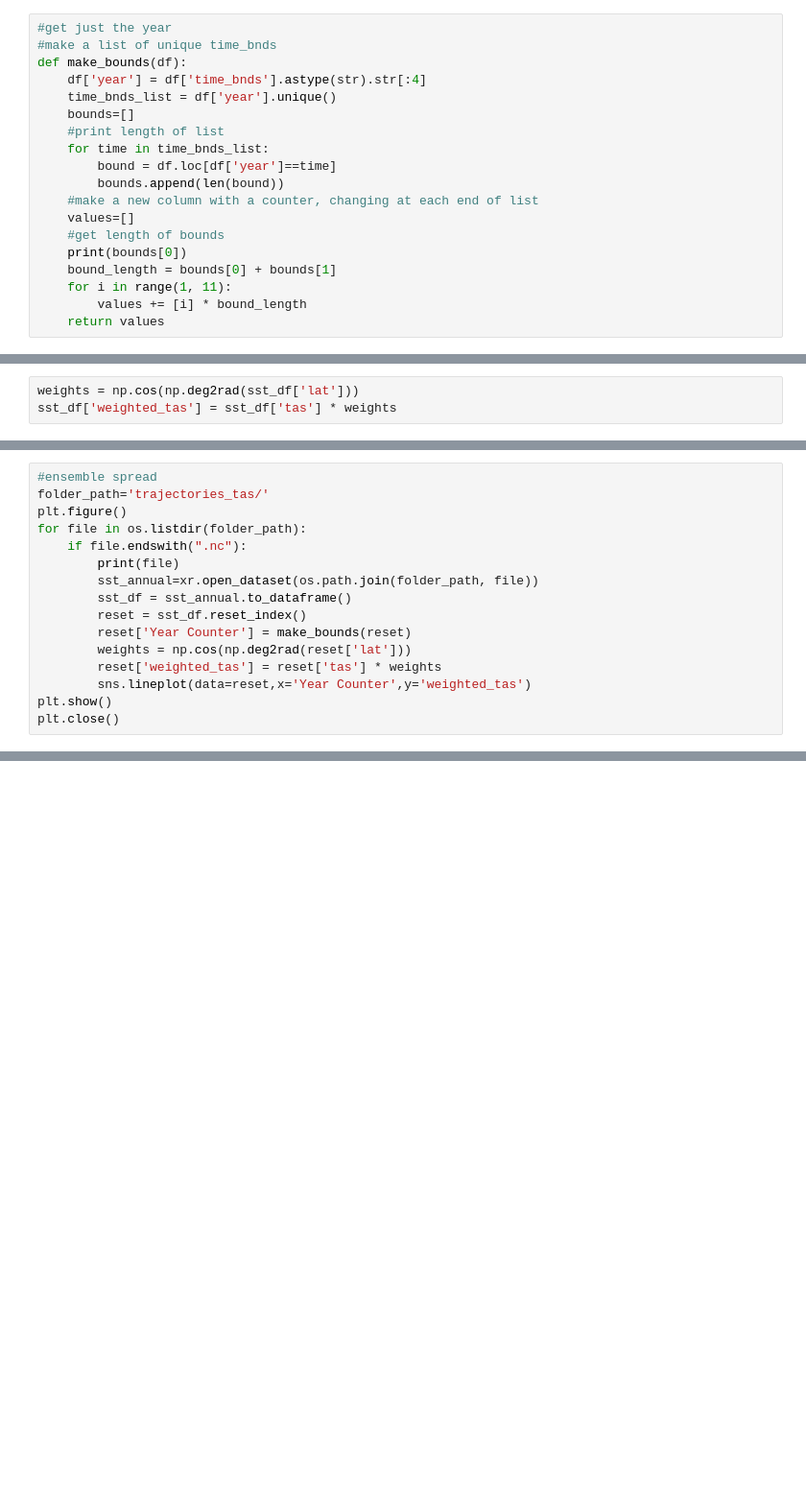
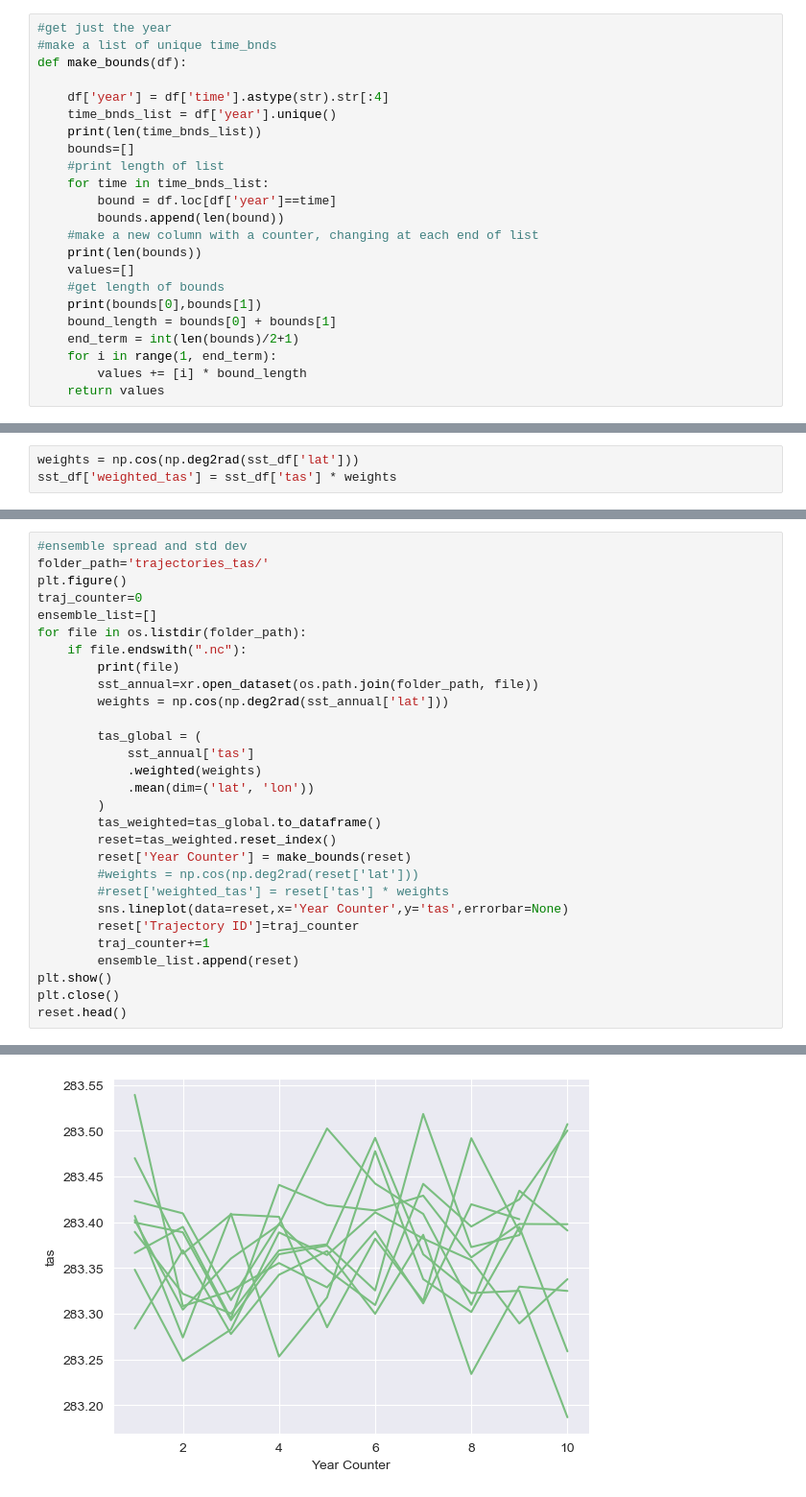
Before and after one commit to amethystaurora-robo/control_run_analysis, a Jupyter notebook: code/traj_analysis.ipynb, the cells around one changed output, grey strips where cells are left out. Shown at 96% size. Saved outputs shown, nothing was run; the diff lists cells and outputs as text; blank space fills up the shorter version.

```diff
--- a/code/traj_analysis.ipynb
+++ b/code/traj_analysis.ipynb
@@ -54,19 +52,23 @@ sst_df.head()
 #get just the year
 #make a list of unique time_bnds
 def make_bounds(df):
-    df['year'] = df['time_bnds'].astype(str).str[:4]
+
+    df['year'] = df['time'].astype(str).str[:4]
     time_bnds_list = df['year'].unique()
+    print(len(time_bnds_list))
     bounds=[]
     #print length of list
     for time in time_bnds_list:
         bound = df.loc[df['year']==time]
         bounds.append(len(bound))
     #make a new column with a counter, changing at each end of list
+    print(len(bounds))
     values=[]
     #get length of bounds
-    print(bounds[0])
+    print(bounds[0],bounds[1])
     bound_length = bounds[0] + bounds[1]
-    for i in range(1, 11):
+    end_term = int(len(bounds)/2+1)
+    for i in range(1, end_term):
         values += [i] * bound_length
     return values
 # %%
@@ -82,18 +84,31 @@ sns.lineplot(data=sst_df,x='Year Counter',y='weighted_tas')
 # %%
-#ensemble spread
+#ensemble spread and std dev
 folder_path='trajectories_tas/'
 plt.figure()
+traj_counter=0
+ensemble_list=[]
 for file in os.listdir(folder_path):
     if file.endswith(".nc"):
         print(file)
         sst_annual=xr.open_dataset(os.path.join(folder_path, file))
-        sst_df = sst_annual.to_dataframe()
-        reset = sst_df.reset_index()
+        weights = np.cos(np.deg2rad(sst_annual['lat']))
+
+        tas_global = (
+            sst_annual['tas']
+            .weighted(weights)
+            .mean(dim=('lat', 'lon'))
+        )
+        tas_weighted=tas_global.to_dataframe()
+        reset=tas_weighted.reset_index()
         reset['Year Counter'] = make_bounds(reset)
-        weights = np.cos(np.deg2rad(reset['lat']))
-        reset['weighted_tas'] = reset['tas'] * weights
-        sns.lineplot(data=reset,x='Year Counter',y='weighted_tas')
+        #weights = np.cos(np.deg2rad(reset['lat']))
+        #reset['weighted_tas'] = reset['tas'] * weights
+        sns.lineplot(data=reset,x='Year Counter',y='tas',errorbar=None)
+        reset['Trajectory ID']=traj_counter
+        traj_counter+=1
+        ensemble_list.append(reset)
 plt.show()
 plt.close()
+reset.head()
 # %% [output]
 tas_traj0006.nc
@@ -104,0 +131 @@ tas_traj0003.nc
+[figure, added]
```
Also changed, not shown: parts of 11 cells of this notebook.
